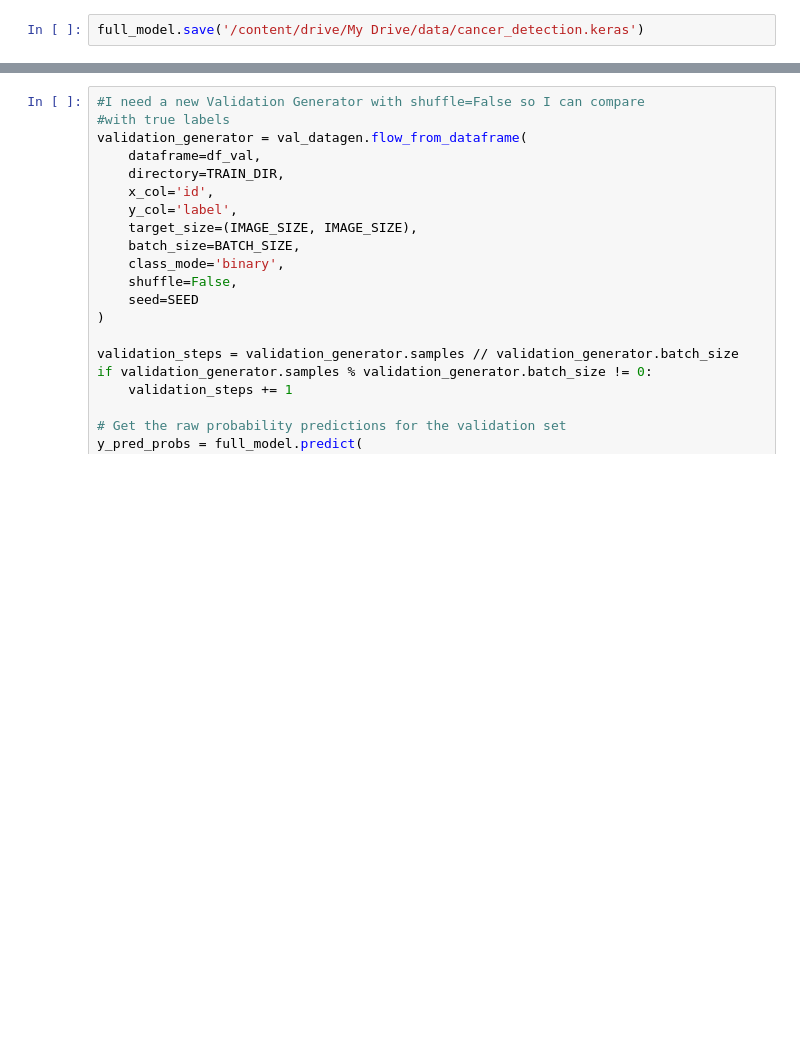
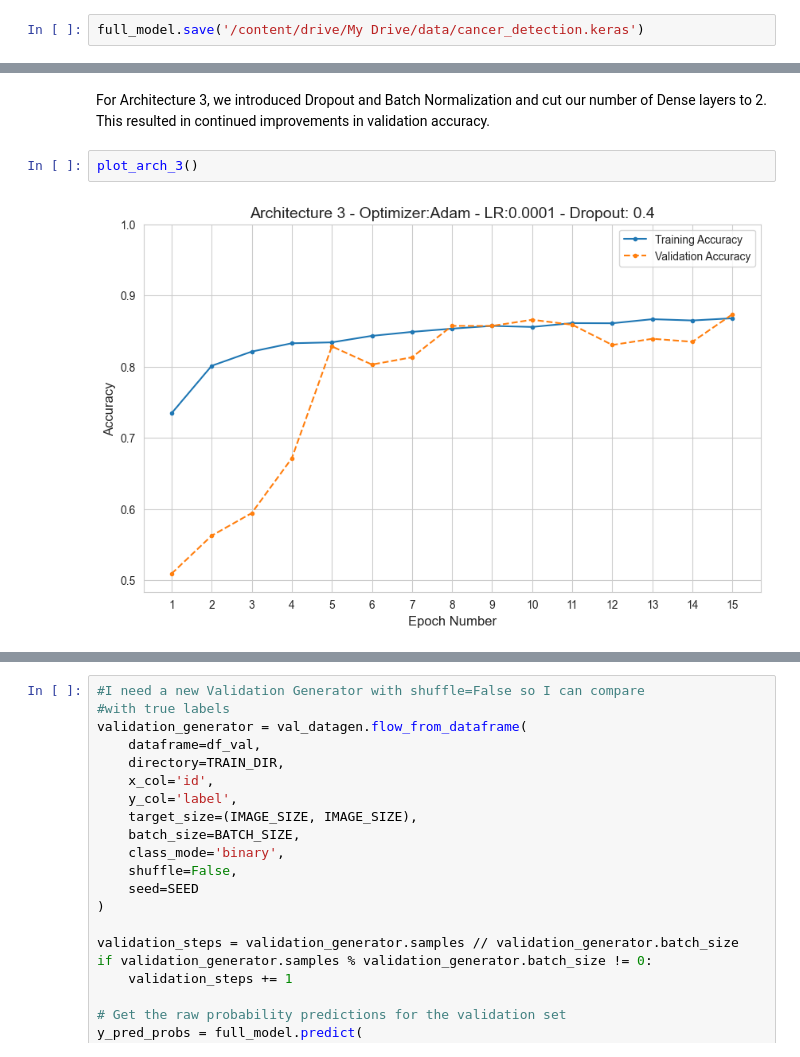
Before and after one commit to seanpritchard94/cancer-detection, a Jupyter notebook: cancer_detection.ipynb, the cells around one changed output, grey strips where cells are left out. Drawn from its saved outputs; the diff is of its cells as text; blank space fills up the shorter version.

```diff
--- a/cancer_detection.ipynb
+++ b/cancer_detection.ipynb
@@ -1315,0 +1275,6 @@ full_model = model
+# %% [markdown]
+For Architecture 3, we introduced Dropout and Batch Normalization and cut our number of Dense layers to 2. This resulted in continued improvements in validation accuracy.
+# %%
+plot_arch_3()
+# %% [output]
+[figure, added]
```
Also changed, not shown: parts of 33 cells of this notebook.
